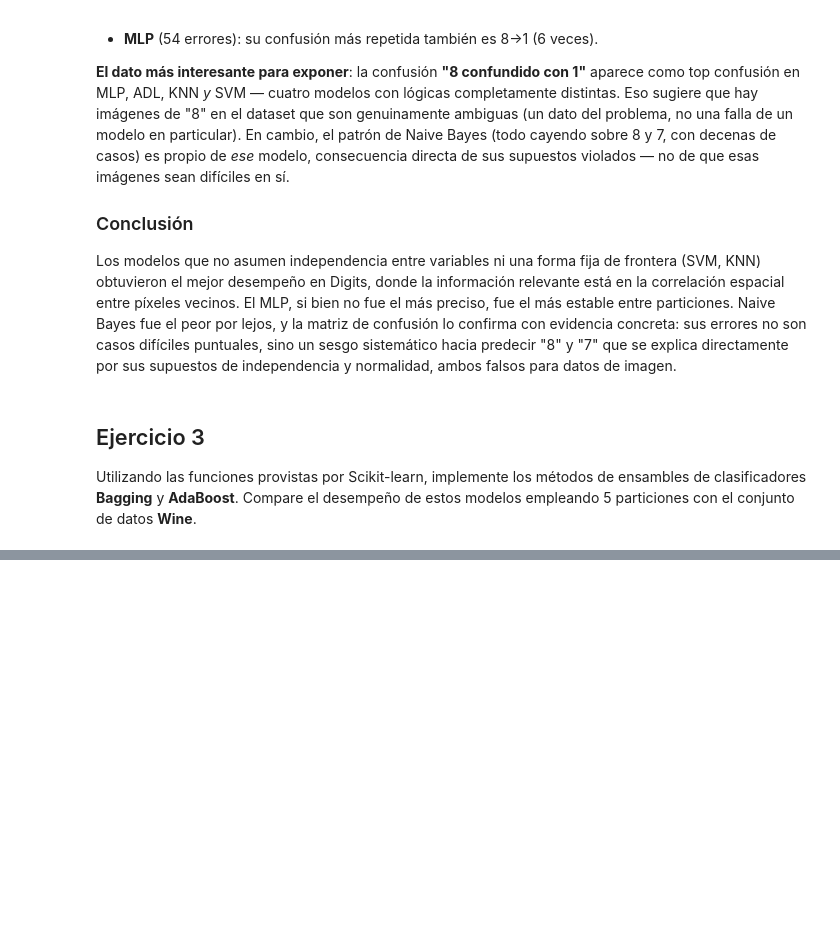
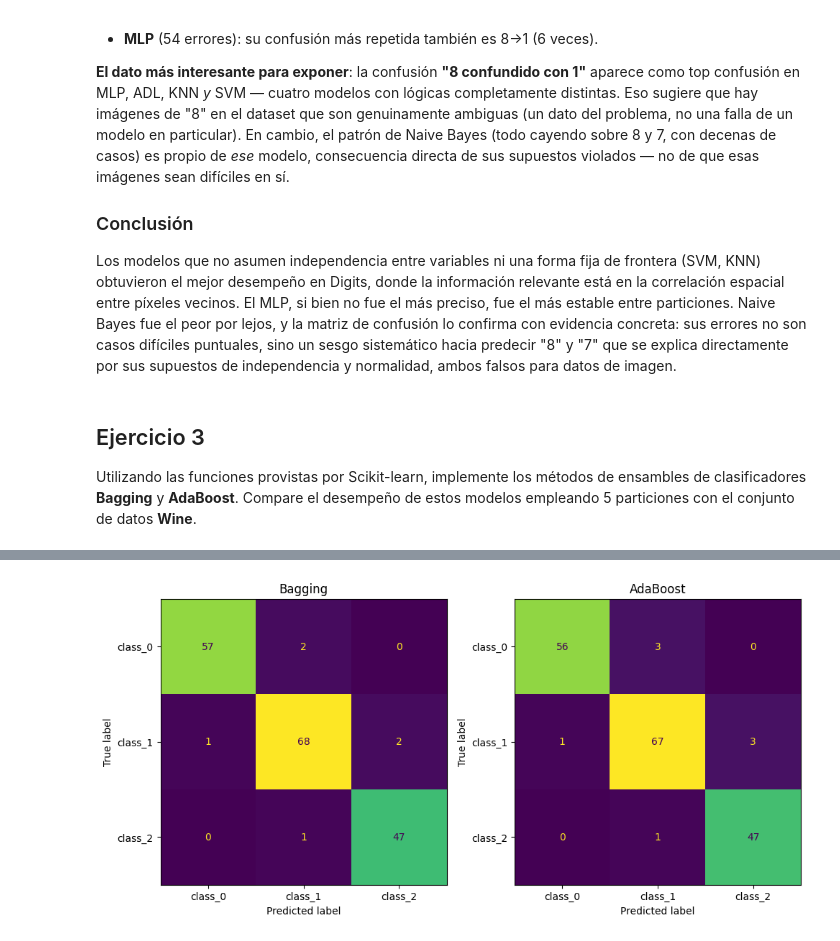
Before and after one commit to FICHCuatrimestral/InteligenciaComputacional, a Jupyter notebook: Practicas/TP3/TP3.ipynb, the cells around one changed output, grey strips where cells are left out. Drawn from its saved outputs; the diff is of its cells as text; code cells hidden in the pictures; blank space fills up the shorter version.

```diff
--- a/Practicas/TP3/TP3.ipynb
+++ b/Practicas/TP3/TP3.ipynb
@@ -377,0 +422,15 @@ graficar(nombres, datos, titulo, xlabel)
+# %%
+kf_ex3 = KFold(n_splits=5, shuffle=True, random_state=2077)
+
+fig, axes = plt.subplots(1, 2, figsize=(10, 5))
+
+for ax, nombre_modelo, modelo in zip(axes, nombres, modelos):
+    predicciones = cross_val_predict(modelo, X, y, cv=kf_ex3)
+    matriz = confusion_matrix(y, predicciones)
+    ConfusionMatrixDisplay(matriz, display_labels=wine.target_names).plot(ax=ax, colorbar=False)
+    ax.set_title(nombre_modelo)
+
+plt.tight_layout()
+plt.show()
+# %% [output]
+[figure, added]
```
Also changed, not shown: parts of 12 cells of this notebook.
